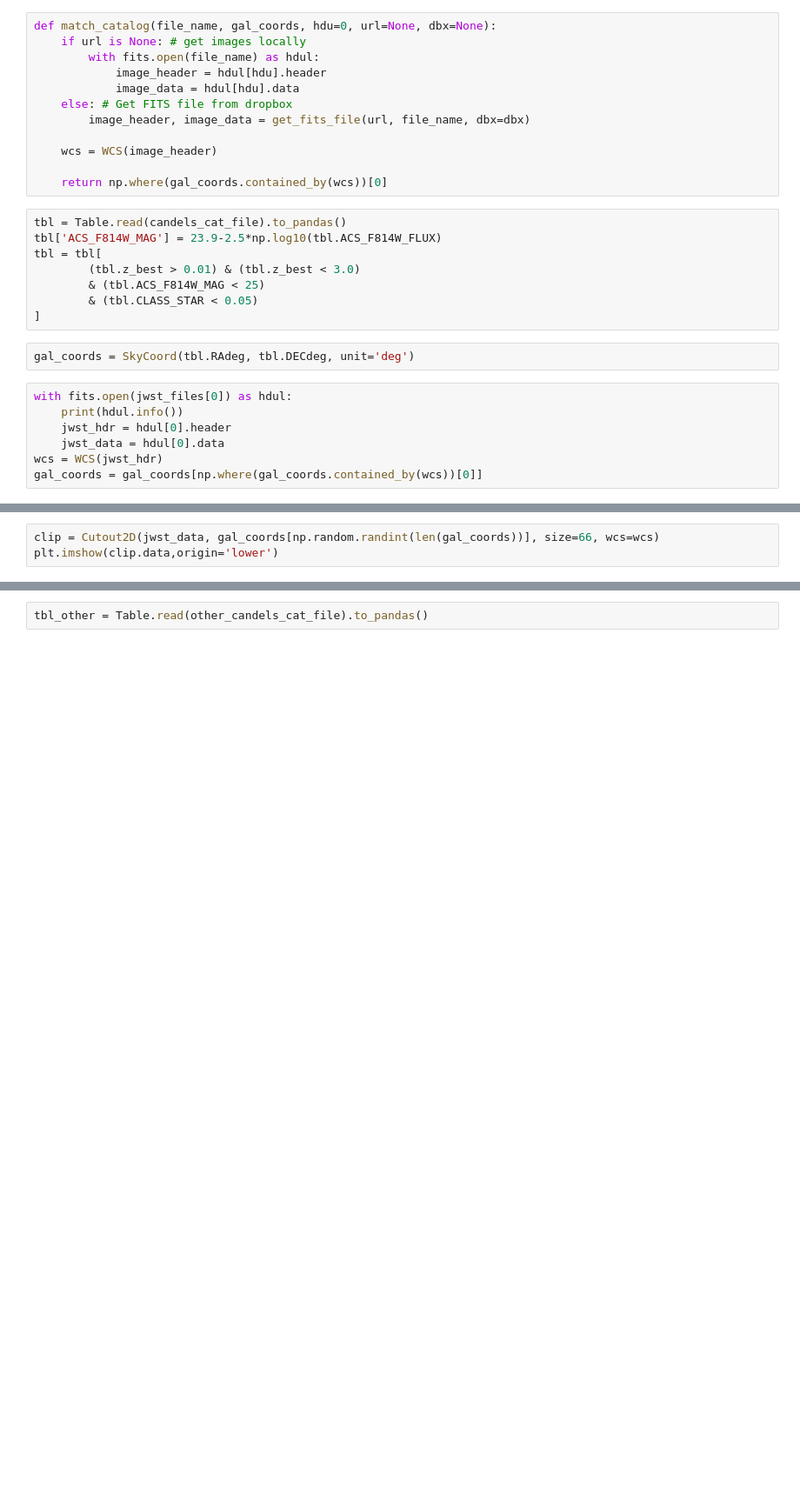
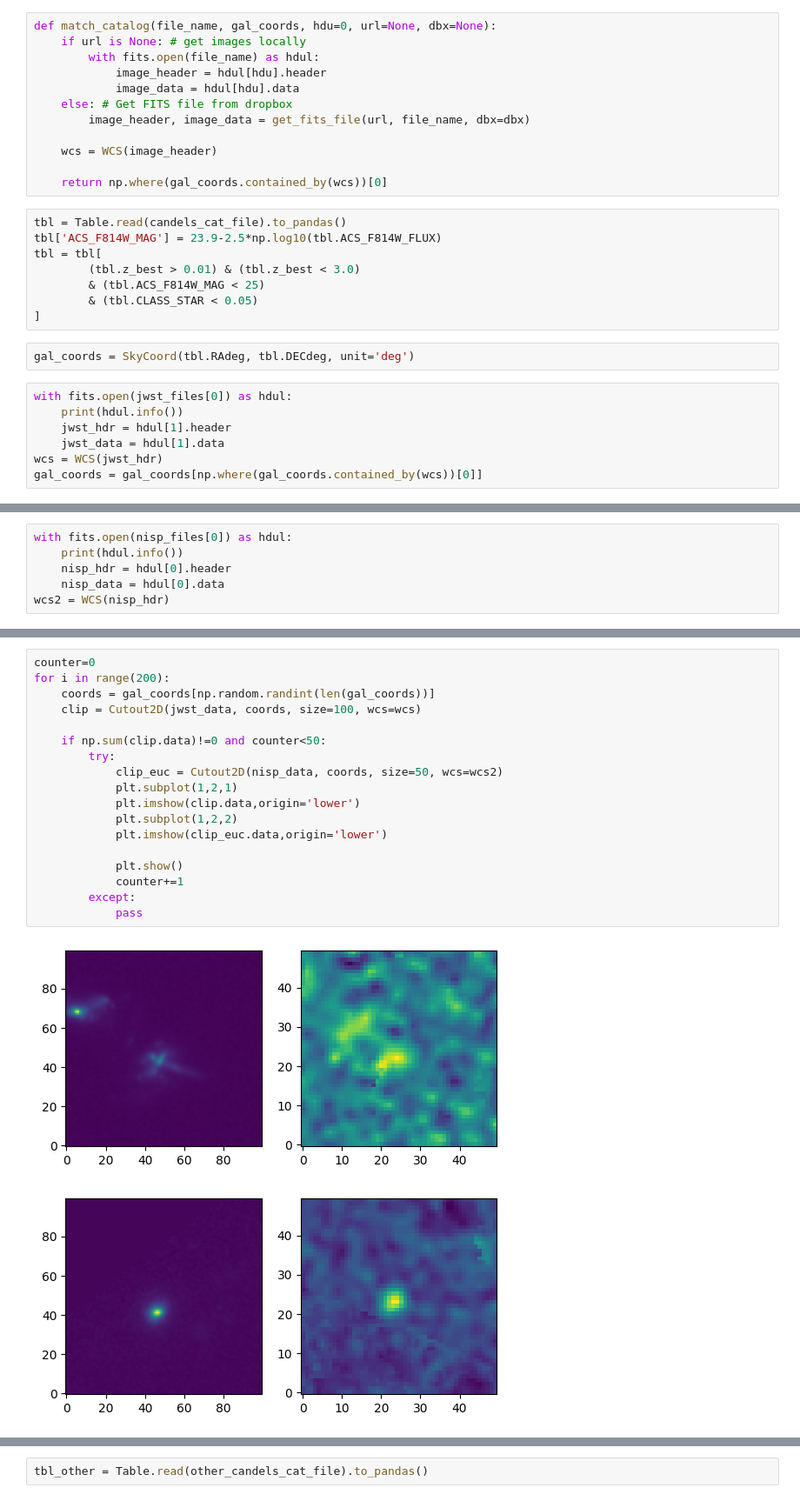
Before and after one commit to xoubish/superNISP, a Jupyter notebook: code/process_data.ipynb, the cells around one changed output, grey strips where cells are left out. Shown at 87% size. Drawn from its saved outputs; the diff is of its cells as text; blank space fills up the shorter version.

Commit message:
fixed data

```diff
--- a/code/process_data.ipynb
+++ b/code/process_data.ipynb
@@ -41,8 +41,8 @@ gal_coords = SkyCoord(tbl.RAdeg, tbl.DECdeg, unit='deg')
 # %%
 with fits.open(jwst_files[0]) as hdul:
     print(hdul.info())
-    jwst_hdr = hdul[0].header
-    jwst_data = hdul[0].data
+    jwst_hdr = hdul[1].header
+    jwst_data = hdul[1].data
 wcs = WCS(jwst_hdr)
 gal_coords = gal_coords[np.where(gal_coords.contained_by(wcs))[0]]
 # %% [output]
@@ -52 +56,7 @@ No.    Name      Ver    Type      Cards   Dimensions   Format
 None
+# %%
+with fits.open(nisp_files[0]) as hdul:
+    print(hdul.info())
+    nisp_hdr = hdul[0].header
+    nisp_data = hdul[0].data
+wcs2 = WCS(nisp_hdr)
@@ -53,4 +68,21 @@ None
 # %%
-clip = Cutout2D(jwst_data, gal_coords[np.random.randint(len(gal_coords))], size=66, wcs=wcs)
-plt.imshow(clip.data,origin='lower')
+counter=0
+for i in range(200):
+    coords = gal_coords[np.random.randint(len(gal_coords))]
+    clip = Cutout2D(jwst_data, coords, size=100, wcs=wcs)
+
+    if np.sum(clip.data)!=0 and counter<50:
+        try:
+            clip_euc = Cutout2D(nisp_data, coords, size=50, wcs=wcs2)
+            plt.subplot(1,2,1)
+            plt.imshow(clip.data,origin='lower')
+            plt.subplot(1,2,2)
+            plt.imshow(clip_euc.data,origin='lower')
+
+            plt.show()
+            counter+=1
+        except:
+            pass
 # %% [output]
+[figure, new version]
+[figure, added]
```
Also changed, not shown: parts of 3 cells of this notebook.
